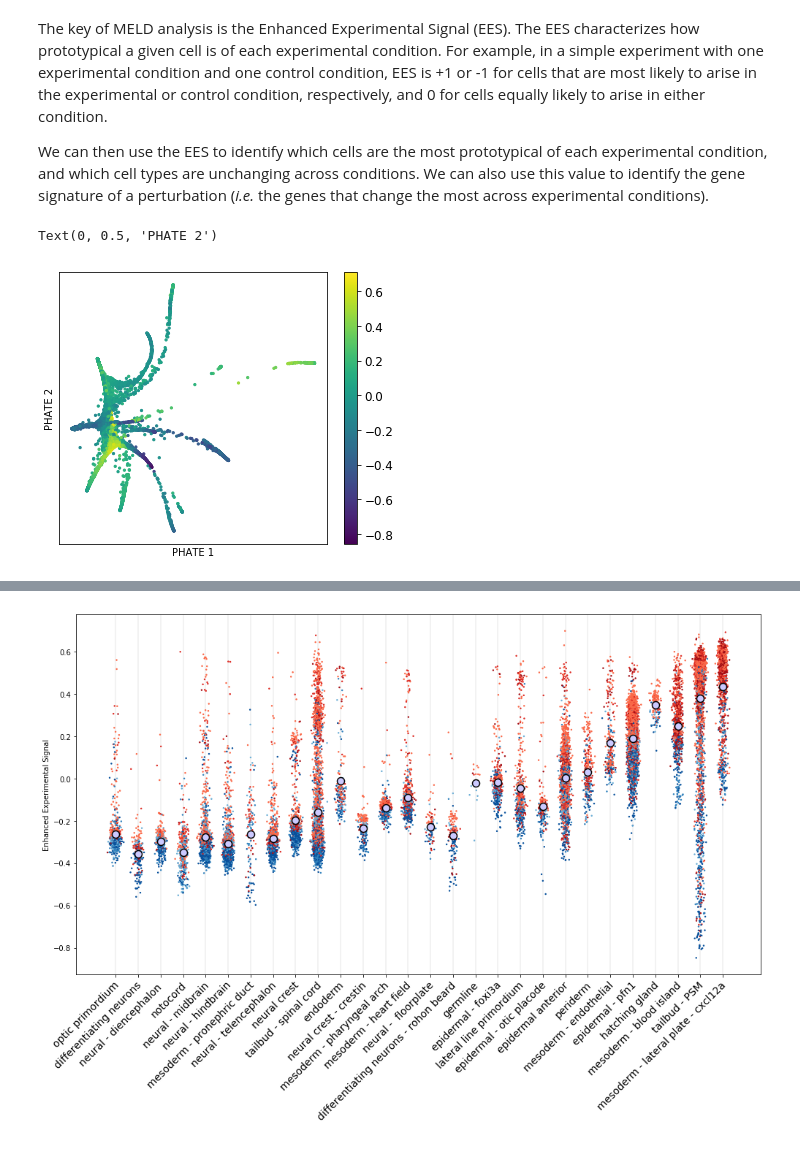
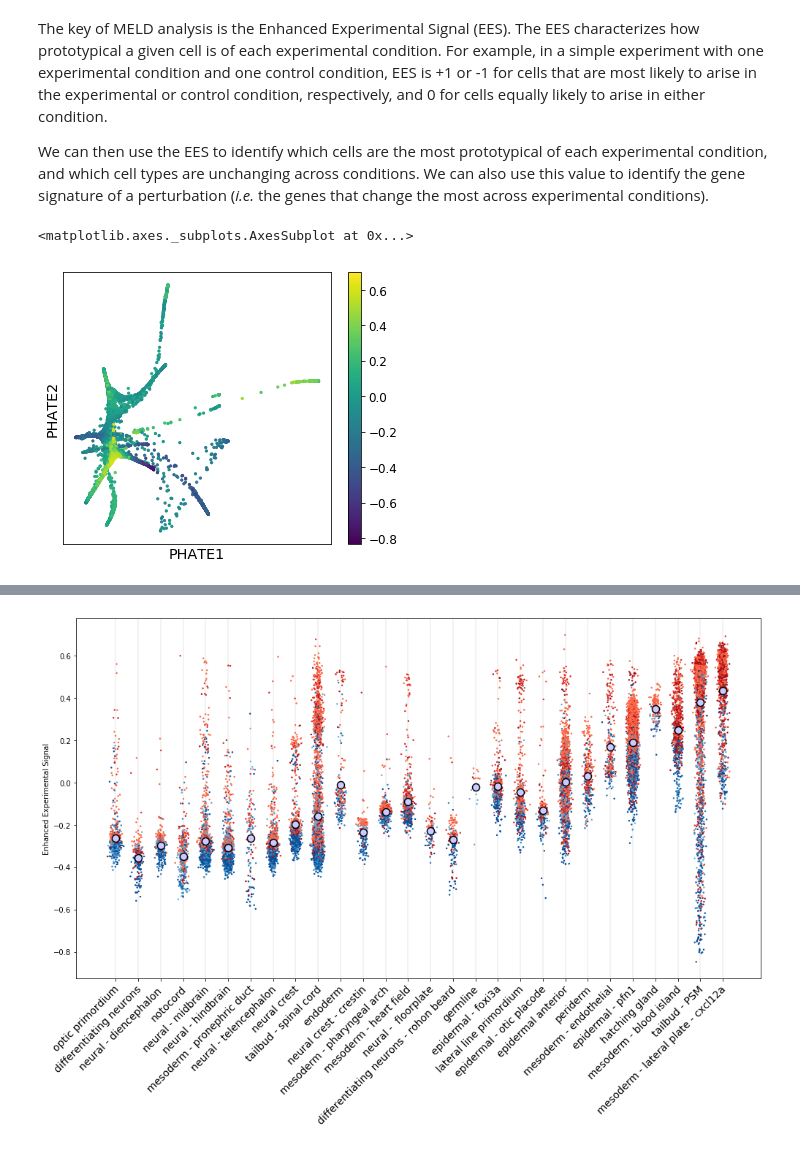
Before and after one commit to KrishnaswamyLab/MELD, a Jupyter notebook: notebooks/Wagner2018_Chordin_Cas9_Mutagenesis.ipynb, the cells around one changed output, grey strips where cells are left out. Saved outputs shown, nothing was run; the diff lists cells and outputs as text; code cells hidden in the pictures.

```diff
--- a/notebooks/Wagner2018_Chordin_Cas9_Mutagenesis.ipynb
+++ b/notebooks/Wagner2018_Chordin_Cas9_Mutagenesis.ipynb
@@ -237,4 +271,4 @@ In scRNA-seq analysis, the data is often $\log$-transformed. This typically requ
 
 There are a number of transformations implemented in [`scprep.transform`](https://scprep.readthedocs.io/en/stable/reference.html#module-scprep.transform).
 # %%
-data_sq = scprep.transform.sqrt(data_ln)
+data_sqrt = scprep.transform.sqrt(data_libnorm)
@@ -274,4 +302,4 @@ We will use a basic set of parameters here, but for more information check out [
 ](https://graphtools.readthedocs.io/en/stable/).
 # %%
 # Create the Graph
-G = gt.Graph(data_pca, knn=10, decay=10, use_pygsp=True) # using k+1 here from phate due to an API difference
+G = gt.Graph(data_sqrt, knn=9, decay=10, n_pca=100, use_pygsp=True, n_jobs=-2, verbose=True)
@@ -278,6 +313,6 @@ G = gt.Graph(data_pca, knn=10, decay=10, use_pygsp=True) # using k+1 here from p
 # %%
 # Pass the graph to PHATE
-phateop = phate.PHATE(knn_dist='precomputed', gamma=0, n_jobs=-2)
-Y = phateop.fit_transform(G.K)
+phate_op = phate.PHATE(knn_dist='precomputed', gamma=0, n_jobs=-2)
+data_phate = phate_op.fit_transform(G.kernel)
 # %% [output]
 Calculating PHATE...
@@ -333,6 +367,4 @@ ax.set_yticks([])
 Examining this PHATE plot, we see observe a complex many-branched structure. We can see that each region or branch of the PHATE plot is enriched for various clusters. However, you may notice that there are some clusters that occupy several branches of the plot. This is one of the issues with clustering - it is not perfect and the diversity within each cluster may not be uniform across clusters.
 # %% [markdown]
 ## 4. Imputing gene expression using MAGIC
-# %%
-G.data = data_sq.values
 # %%
@@ -366,14 +393,11 @@ genotype_ees = genotype_ees - np.mean(genotype_ees)
 
 metadata['EES'] = genotype_ees
 # %%
-ax = scprep.plot.scatter2d(Y, c=metadata['EES'], cmap='viridis', figsize=(6,5), s=5)
-ax.set_xticks([])
-ax.set_yticks([])
-ax.set_xlabel('PHATE 1')
-ax.set_ylabel('PHATE 2')
+scprep.plot.scatter2d(data_phate, c=metadata['EES'], cmap='viridis', figsize=(6,5),
+                      s=5, label_prefix='PHATE', ticks=False)
 # %% [output]
-Text(0, 0.5, 'PHATE 2')
+<matplotlib.axes._subplots.AxesSubplot at 0x...>
-[figure, old version]
+[figure, new version]
 # %%
 import dbio
 
```
Also changed, not shown: parts of 72 cells of this notebook, 1 other file.
